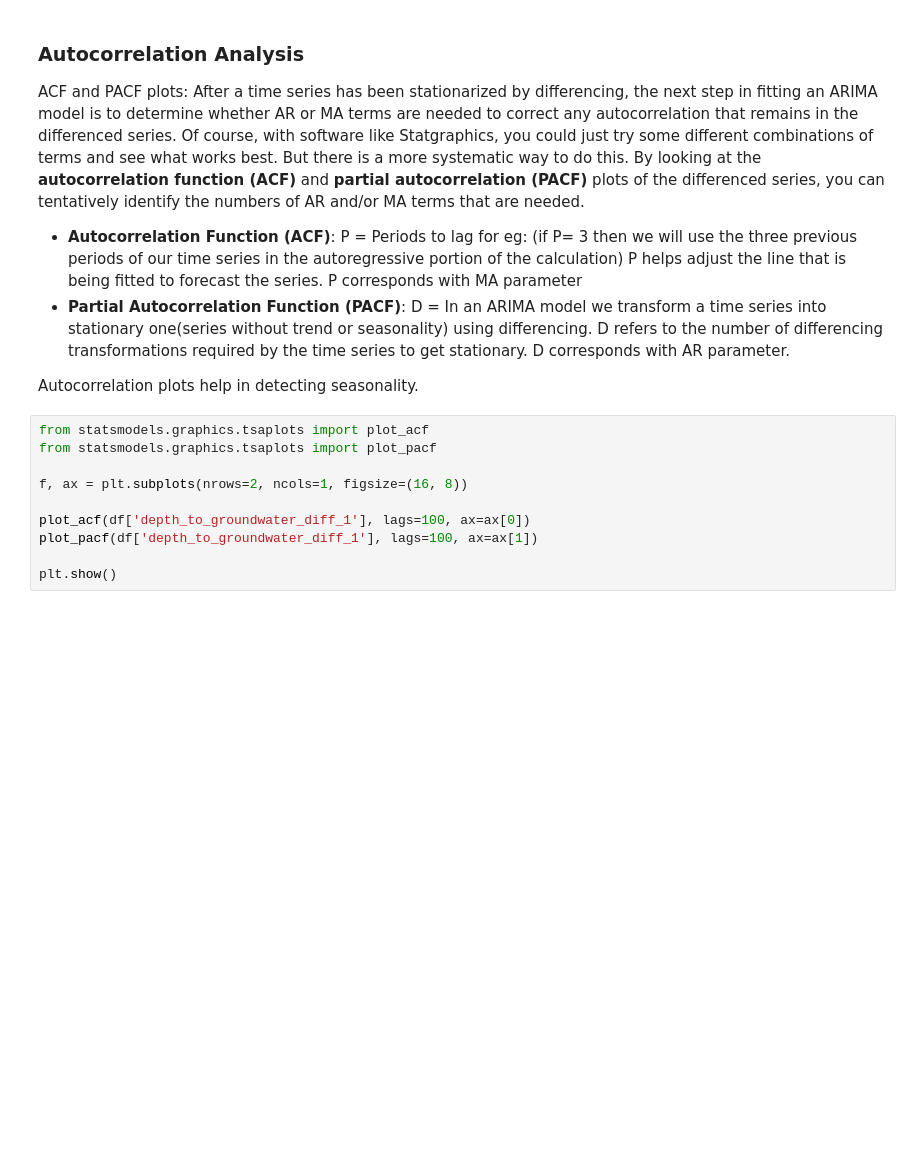
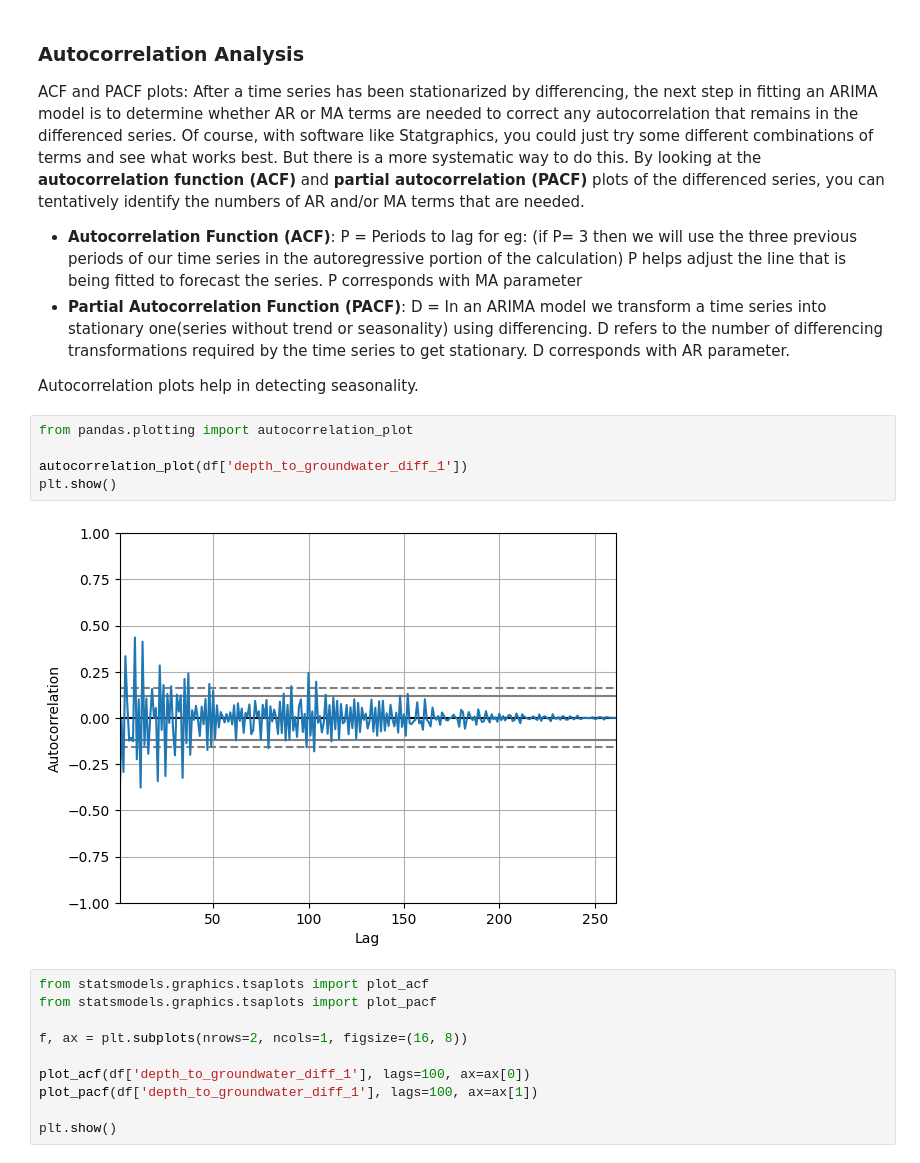
Before and after one commit to thisishasan/bigdata_mod_b, a Jupyter notebook: code.ipynb, the cells around one changed output. Cells and saved outputs as stored; diff of their text form; blank space fills up the shorter version.

```diff
--- a/code.ipynb
+++ b/code.ipynb
@@ -536,6 +536,13 @@ ACF and PACF plots: After a time series has been stationarized by differencing,
 * **Partial Autocorrelation Function (PACF)**: D = In an ARIMA model we transform a time series into stationary one(series without trend or seasonality) using differencing. D refers to the number of differencing transformations required by the time series to get stationary. D corresponds with AR parameter.
 
 Autocorrelation plots help in detecting seasonality.
+# %%
+from pandas.plotting import autocorrelation_plot
+
+autocorrelation_plot(df['depth_to_groundwater_diff_1'])
+plt.show()
+# %% [output]
+[figure, added]
 # %%
 from statsmodels.graphics.tsaplots import plot_acf
 from statsmodels.graphics.tsaplots import plot_pacf
```
Also changed, not shown: parts of 2 cells of this notebook.
